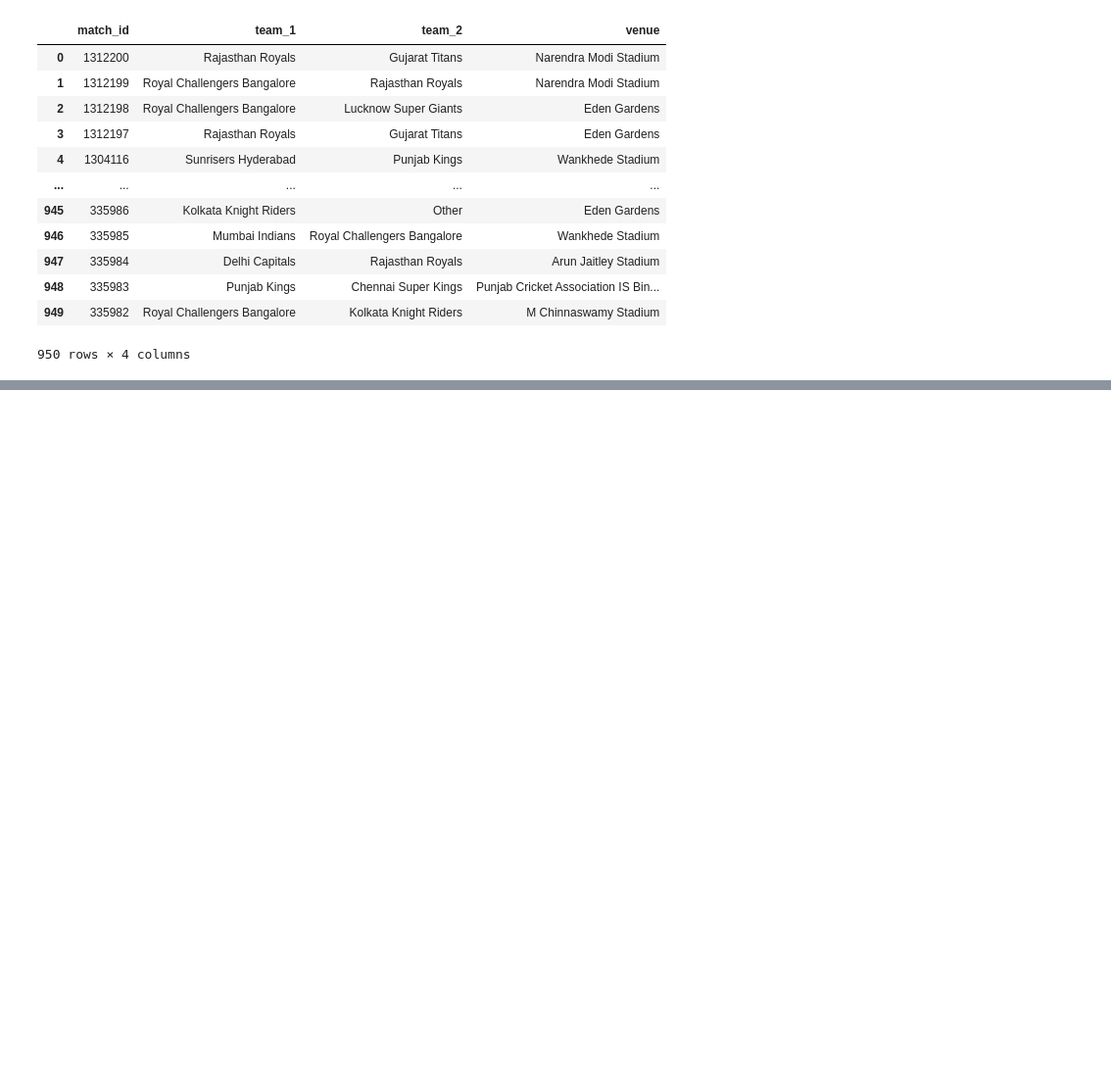
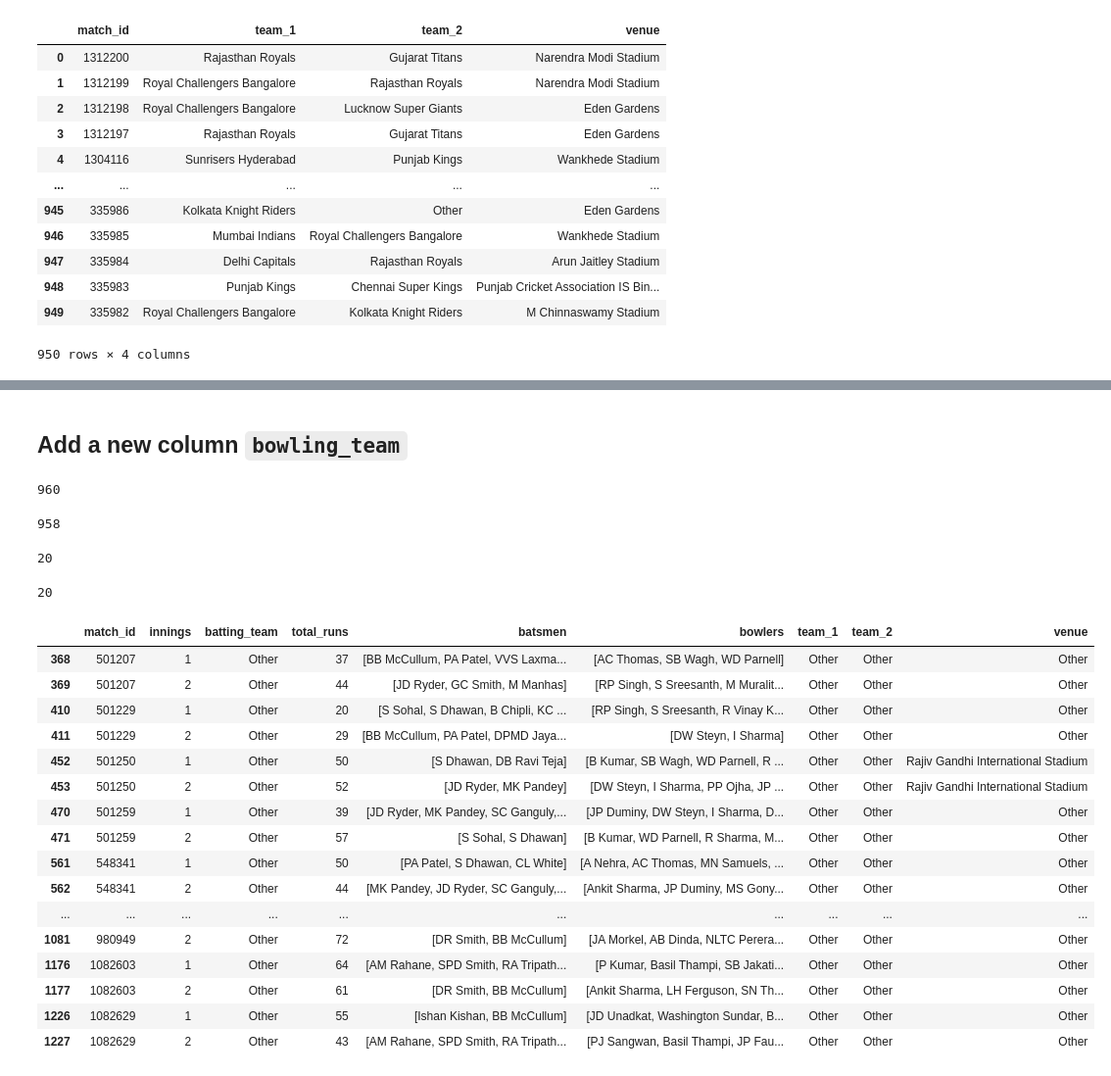
Before and after one commit to k26rahul/IPL2023-Powerplay-Score-Prediction, a Jupyter notebook: IPL2023-Powerplay-Score-Prediction.ipynb, the cells around one changed output, grey strips where cells are left out. Shown at 98% size. Drawn from its saved outputs; the diff is of its cells as text; code cells hidden in the pictures; blank space fills up the shorter version.

Commit message:
Preparing final data

```diff
--- a/IPL2023-Powerplay-Score-Prediction.ipynb
+++ b/IPL2023-Powerplay-Score-Prediction.ipynb
@@ -325,0 +405,29 @@ matches_result
+# %%
+grouped_data = ball_by_ball.groupby(['match_id', 'innings', 'batting_team'])
+
+'After Aggregation'
+grouped_data.agg({
+    'total_run': 'sum',
+    'batter': 'unique',
+    'bowler': 'unique',
+})
+
+'After aggregation plus reset index'
+grouped_data.agg({
+    'total_run': 'sum',
+    'batter': 'unique',
+    'bowler': 'unique',
+}).reset_index().rename(columns={
+    'batter': 'batsmen', 'bowler': 'bowlers', 'total_run': 'total_runs'
+})
+
+data = grouped_data.agg({
+    'total_run': 'sum',
+    'batter': 'unique',
+    'bowler': 'unique',
+}).reset_index().rename(columns={
+    'batter': 'batsmen', 'bowler': 'bowlers', 'total_run': 'total_runs'
+}).merge(matches_result, on=['match_id'])
+
+'Data: After merging with matches result'
+data
@@ -325,0 +478,39 @@ matches_result
+# %% [markdown]
+## Add a new column `bowling_team`
+# %%
+mask = data['batting_team'] == data['team_1']
+len(data[mask])
+
+mask = data['batting_team'] == data['team_2']
+len(data[mask])
+# %% [output]
+960
+958
+# %%
+960 + 958 - 1898
+# %% [output]
+20
+# %%
+s = data[(data['batting_team'] == 'Other') & (data['team_1']
+                                              == 'Other') & (data['team_2'] == 'Other')]
+len(s)
+s
+# %% [output]
+20
+|  | match_id | innings | batting_team | total_runs | batsmen | bowlers | team_1 | team_2 | venue |
+| 368 | 501207 | 1 | Other | 37 | [BB McCullum, PA Patel, VVS Laxma... | [AC Thomas, SB Wagh, WD Parnell] | Other | Other | Other |
+| 369 | 501207 | 2 | Other | 44 | [JD Ryder, GC Smith, M Manhas] | [RP Singh, S Sreesanth, M Muralit... | Other | Other | Other |
+| 410 | 501229 | 1 | Other | 20 | [S Sohal, S Dhawan, B Chipli, KC ... | [RP Singh, S Sreesanth, R Vinay K... | Other | Other | Other |
+| 411 | 501229 | 2 | Other | 29 | [BB McCullum, PA Patel, DPMD Jaya... | [DW Steyn, I Sharma] | Other | Other | Other |
+| 452 | 501250 | 1 | Other | 50 | [S Dhawan, DB Ravi Teja] | [B Kumar, SB Wagh, WD Parnell, R ... | Other | Other | Rajiv Gandhi International Stadium |
+| 453 | 501250 | 2 | Other | 52 | [JD Ryder, MK Pandey] | [DW Steyn, I Sharma, PP Ojha, JP ... | Other | Other | Rajiv Gandhi International Stadium |
+| 470 | 501259 | 1 | Other | 39 | [JD Ryder, MK Pandey, SC Ganguly,... | [JP Duminy, DW Steyn, I Sharma, D... | Other | Other | Other |
+| 471 | 501259 | 2 | Other | 57 | [S Sohal, S Dhawan] | [B Kumar, WD Parnell, R Sharma, M... | Other | Other | Other |
+| 561 | 548341 | 1 | Other | 50 | [PA Patel, S Dhawan, CL White] | [A Nehra, AC Thomas, MN Samuels, ... | Other | Other | Other |
+| 562 | 548341 | 2 | Other | 44 | [MK Pandey, JD Ryder, SC Ganguly,... | [Ankit Sharma, JP Duminy, MS Gony... | Other | Other | Other |
+| ... | ... | ... | ... | ... | ... | ... | ... | ... | ... |
+| 1081 | 980949 | 2 | Other | 72 | [DR Smith, BB McCullum] | [JA Morkel, AB Dinda, NLTC Perera... | Other | Other | Other |
+| 1176 | 1082603 | 1 | Other | 64 | [AM Rahane, SPD Smith, RA Tripath... | [P Kumar, Basil Thampi, SB Jakati... | Other | Other | Other |
+| 1177 | 1082603 | 2 | Other | 61 | [DR Smith, BB McCullum] | [Ankit Sharma, LH Ferguson, SN Th... | Other | Other | Other |
+| 1226 | 1082629 | 1 | Other | 55 | [Ishan Kishan, BB McCullum] | [JD Unadkat, Washington Sundar, B... | Other | Other | Other |
+| 1227 | 1082629 | 2 | Other | 43 | [AM Rahane, SPD Smith, RA Tripath... | [PJ Sangwan, Basil Thampi, JP Fau... | Other | Other | Other |
```
Also changed, not shown: parts of 7 cells of this notebook.
